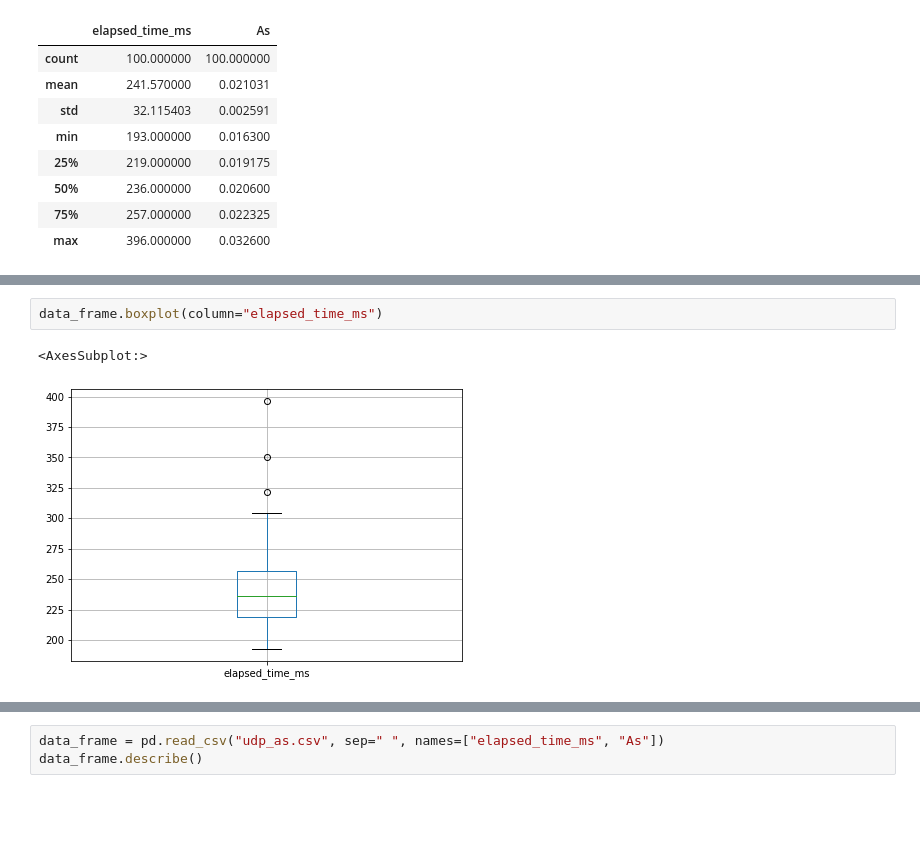
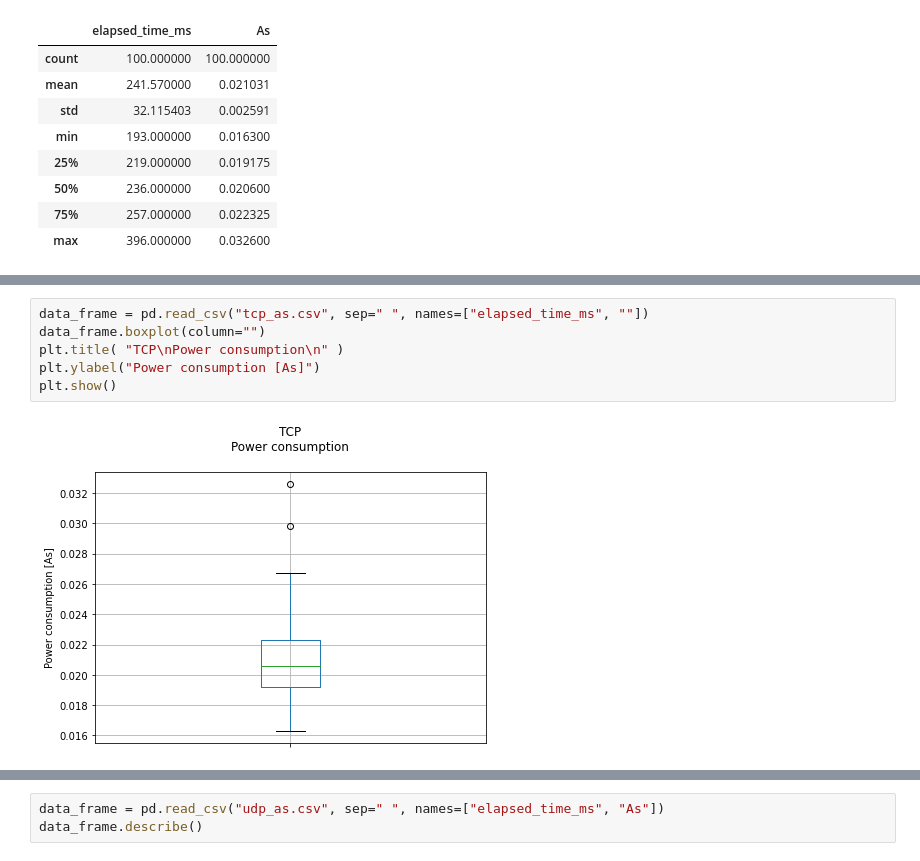
Before and after one commit to widmannthomas/dibse_integratives_gesamt_projekt, a Jupyter notebook: current_sensor/udp_tcp/udp_tcp_analysis.ipynb, the cells around one changed output, grey strips where cells are left out. Drawn from its saved outputs; the diff is of its cells as text; blank space fills up the shorter version.

```diff
--- a/current_sensor/udp_tcp/udp_tcp_analysis.ipynb
+++ b/current_sensor/udp_tcp/udp_tcp_analysis.ipynb
@@ -27,5 +22,8 @@ data_frame.boxplot(column="As")
-# %%
-data_frame.boxplot(column="elapsed_time_ms")
-# %% [output]
-<AxesSubplot:>
-[figure, removed]
+# %%
+data_frame = pd.read_csv("tcp_as.csv", sep=" ", names=["elapsed_time_ms", ""])
+data_frame.boxplot(column="")
+plt.title( "TCP\nPower consumption\n" )
+plt.ylabel("Power consumption [As]")
+plt.show()
+# %% [output]
+[figure, added]
```
Also changed, not shown: parts of 16 cells of this notebook, 22 other files.
